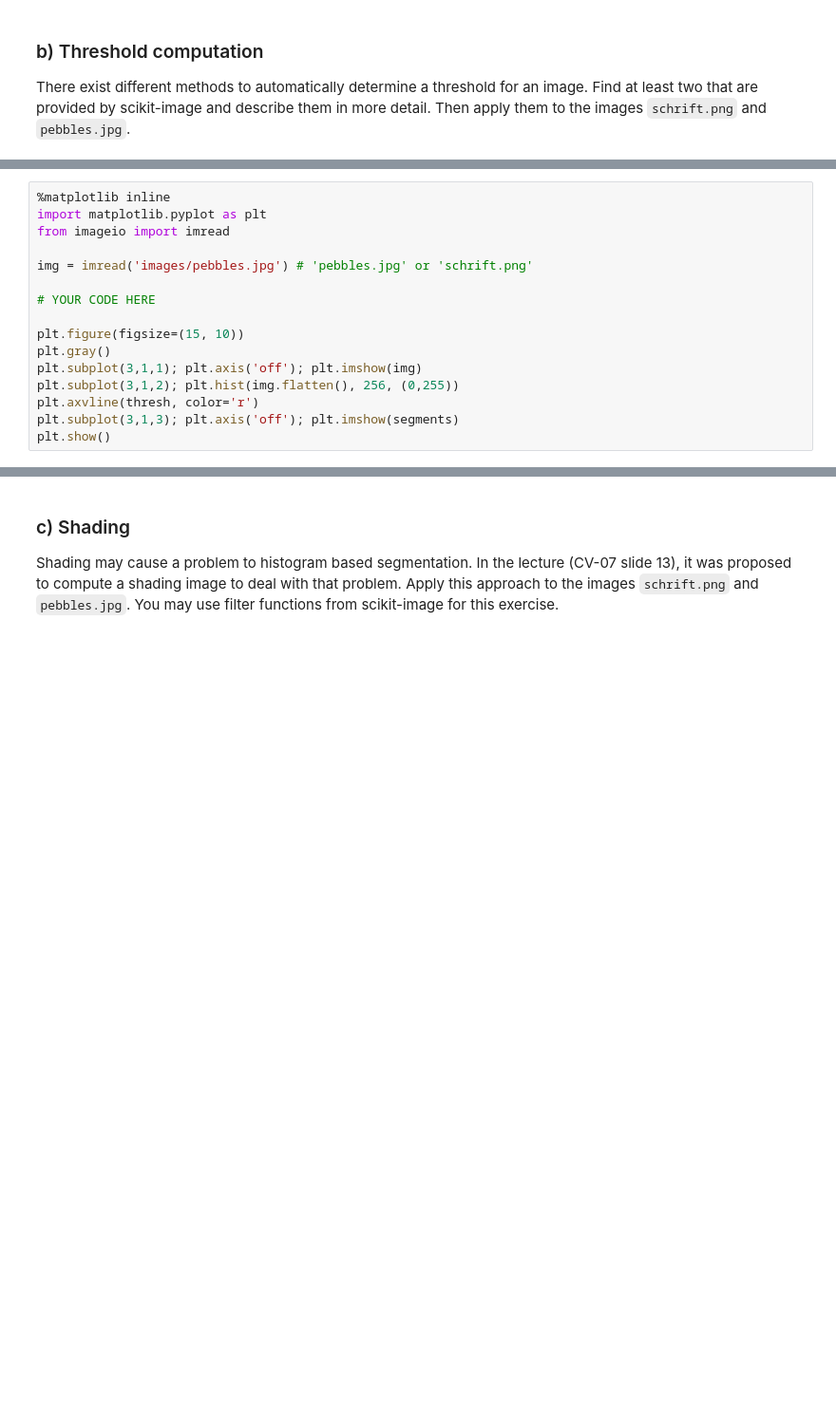
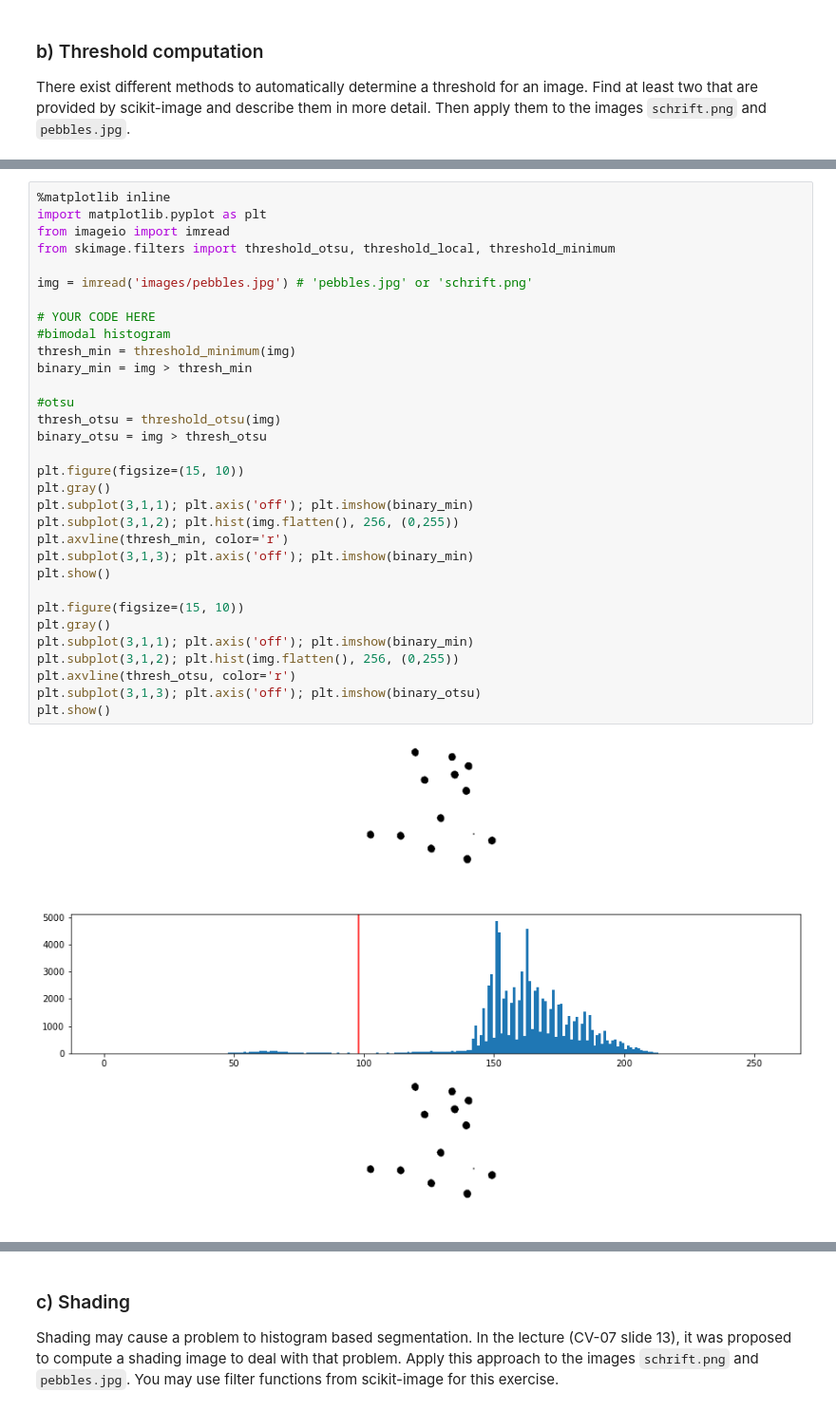
Before and after one commit to jebape/cv3_2021, a Jupyter notebook: Sheet 04/sheet04.ipynb, the cells around one changed output, grey strips where cells are left out. Shown at 95% size. Drawn from its saved outputs; the diff is of its cells as text; blank space fills up the shorter version.

```diff
--- a/Sheet 04/sheet04.ipynb
+++ b/Sheet 04/sheet04.ipynb
@@ -75,16 +71,34 @@ FileNotFoundError: No such file: '/Users/alex/Downloads/images/schrift.png'
 # %%
 %matplotlib inline
 import matplotlib.pyplot as plt
 from imageio import imread
+from skimage.filters import threshold_otsu, threshold_local, threshold_minimum
 
 img = imread('images/pebbles.jpg') # 'pebbles.jpg' or 'schrift.png'
 
 # YOUR CODE HERE
+#bimodal histogram
+thresh_min = threshold_minimum(img)
+binary_min = img > thresh_min
+
+#otsu
+thresh_otsu = threshold_otsu(img)
+binary_otsu = img > thresh_otsu
 
 plt.figure(figsize=(15, 10))
 plt.gray()
-plt.subplot(3,1,1); plt.axis('off'); plt.imshow(img)
+plt.subplot(3,1,1); plt.axis('off'); plt.imshow(binary_min)
 plt.subplot(3,1,2); plt.hist(img.flatten(), 256, (0,255))
-plt.axvline(thresh, color='r')
-plt.subplot(3,1,3); plt.axis('off'); plt.imshow(segments)
+plt.axvline(thresh_min, color='r')
+plt.subplot(3,1,3); plt.axis('off'); plt.imshow(binary_min)
 plt.show()
+
+plt.figure(figsize=(15, 10))
+plt.gray()
+plt.subplot(3,1,1); plt.axis('off'); plt.imshow(binary_min)
+plt.subplot(3,1,2); plt.hist(img.flatten(), 256, (0,255))
+plt.axvline(thresh_otsu, color='r')
+plt.subplot(3,1,3); plt.axis('off'); plt.imshow(binary_otsu)
+plt.show()
+# %% [output]
+[figure, added]
```
Also changed, not shown: parts of 7 cells of this notebook.
